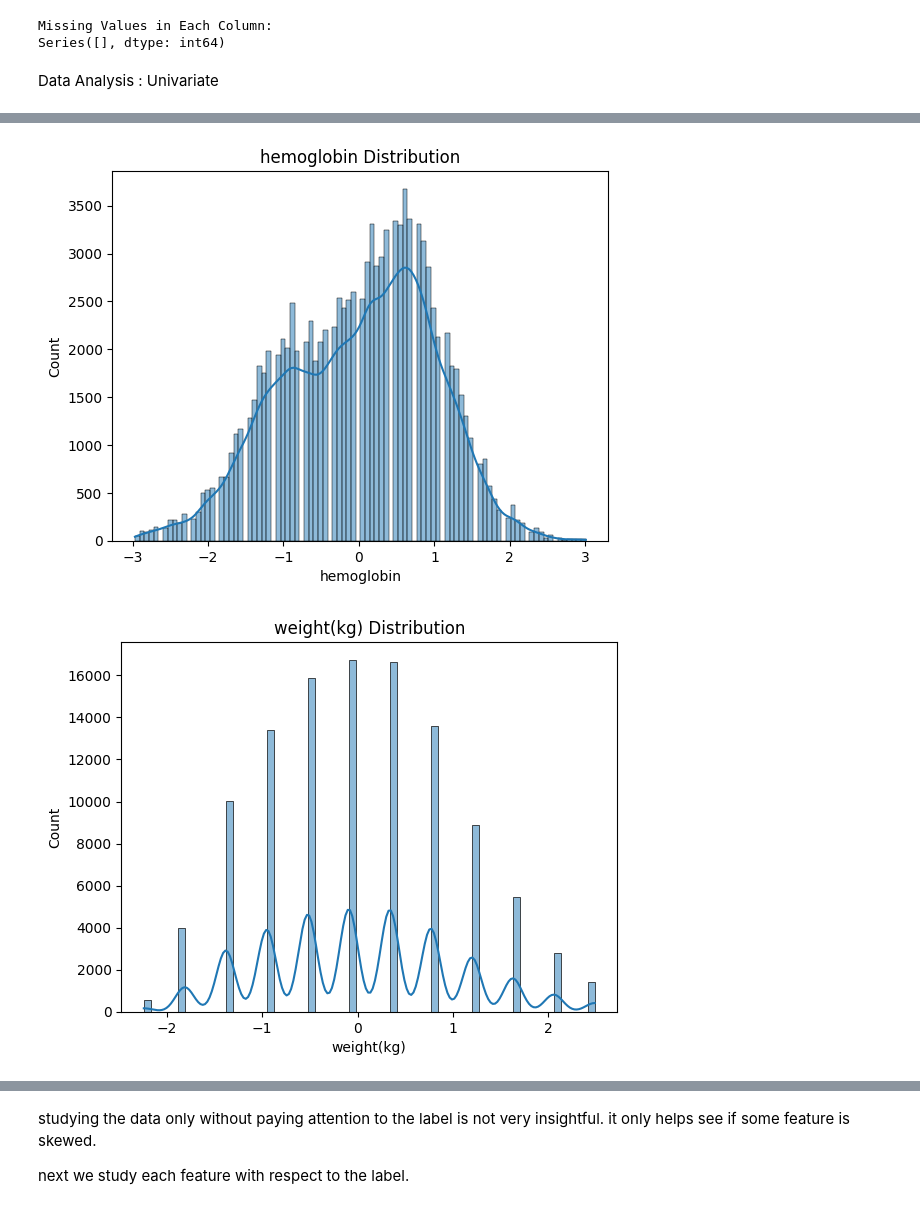
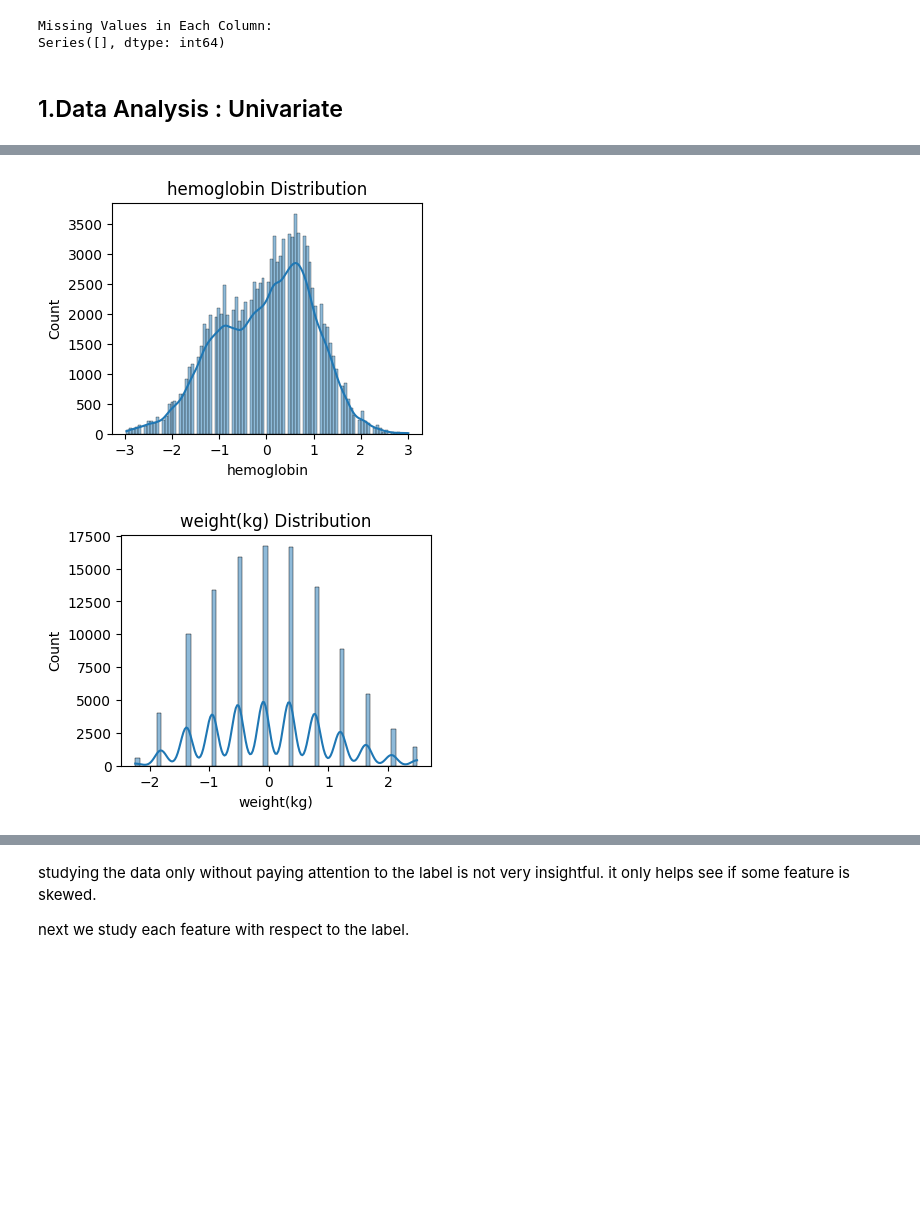
Before and after one commit to perfectdude719/machine_learning, a Jupyter notebook: assignment3/Exploratory_Analysis.ipynb, the cells around one changed output, grey strips where cells are left out. Saved outputs shown, nothing was run; the diff lists cells and outputs as text; code cells hidden in the pictures; blank space fills up the shorter version.

```diff
--- a/assignment3/Exploratory_Analysis.ipynb
+++ b/assignment3/Exploratory_Analysis.ipynb
@@ -112,11 +110,11 @@ df_scaled = pd.DataFrame(scaler.fit_transform(df), columns=df.columns)
 Missing Values in Each Column:
 Series([], dtype: int64)
 # %% [markdown]
-Data Analysis : Univariate
+## 1.Data Analysis : Univariate
 # %%
 for column in df_scaled.columns:
     if column != 'smoking':
-        plt.figure()
+        plt.figure(figsize=(4,3))
         sns.histplot(df_scaled[column], kde=True)
         plt.title(f'{column} Distribution')
         plt.show()
@@ -131,2 +129,2 @@ for column in df_scaled.columns:
-[figure, old version]
+[figure, new version]
-[figure, old version]
+[figure, new version]
```
Also changed, not shown: parts of 52 cells of this notebook, 2 other files.
